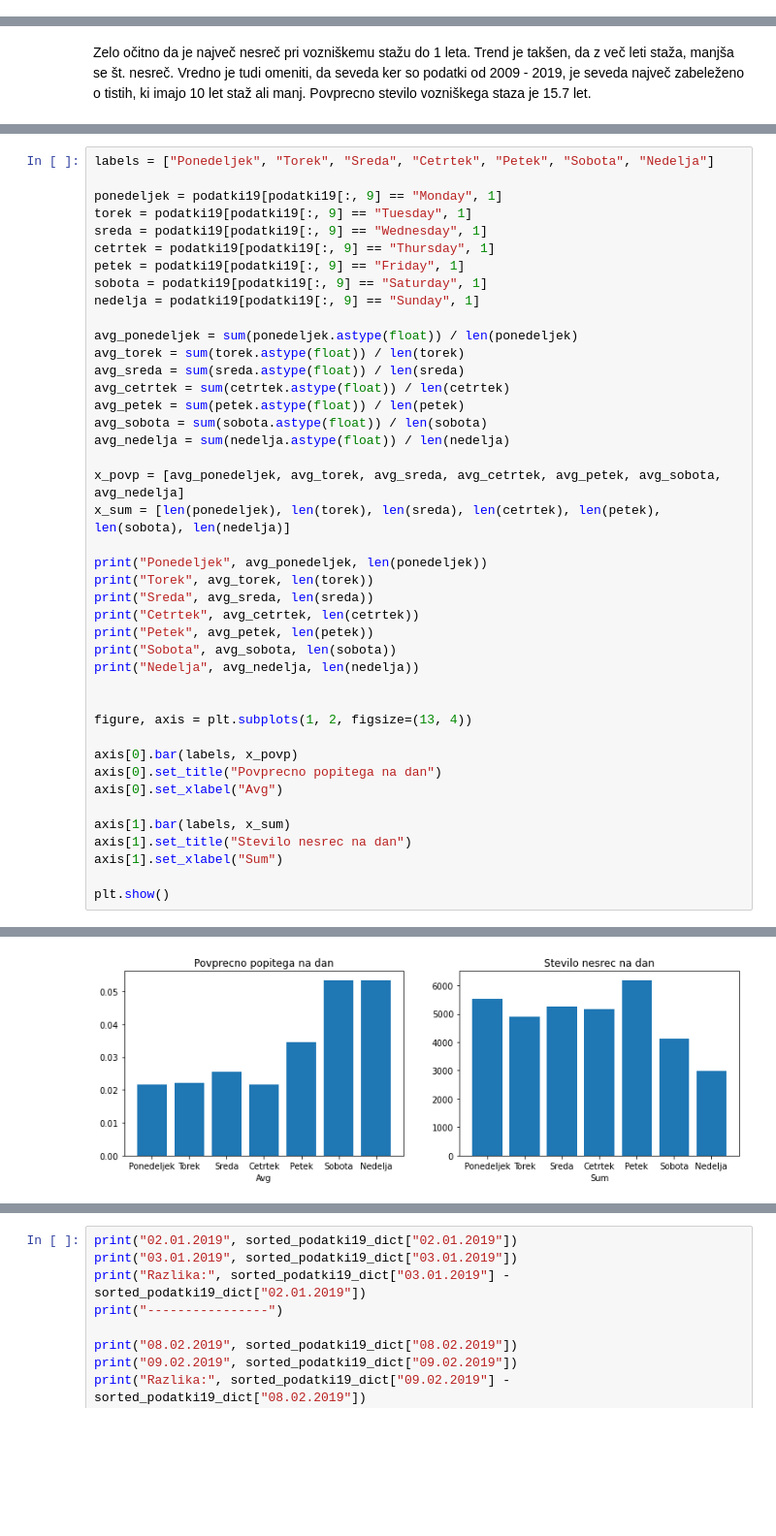
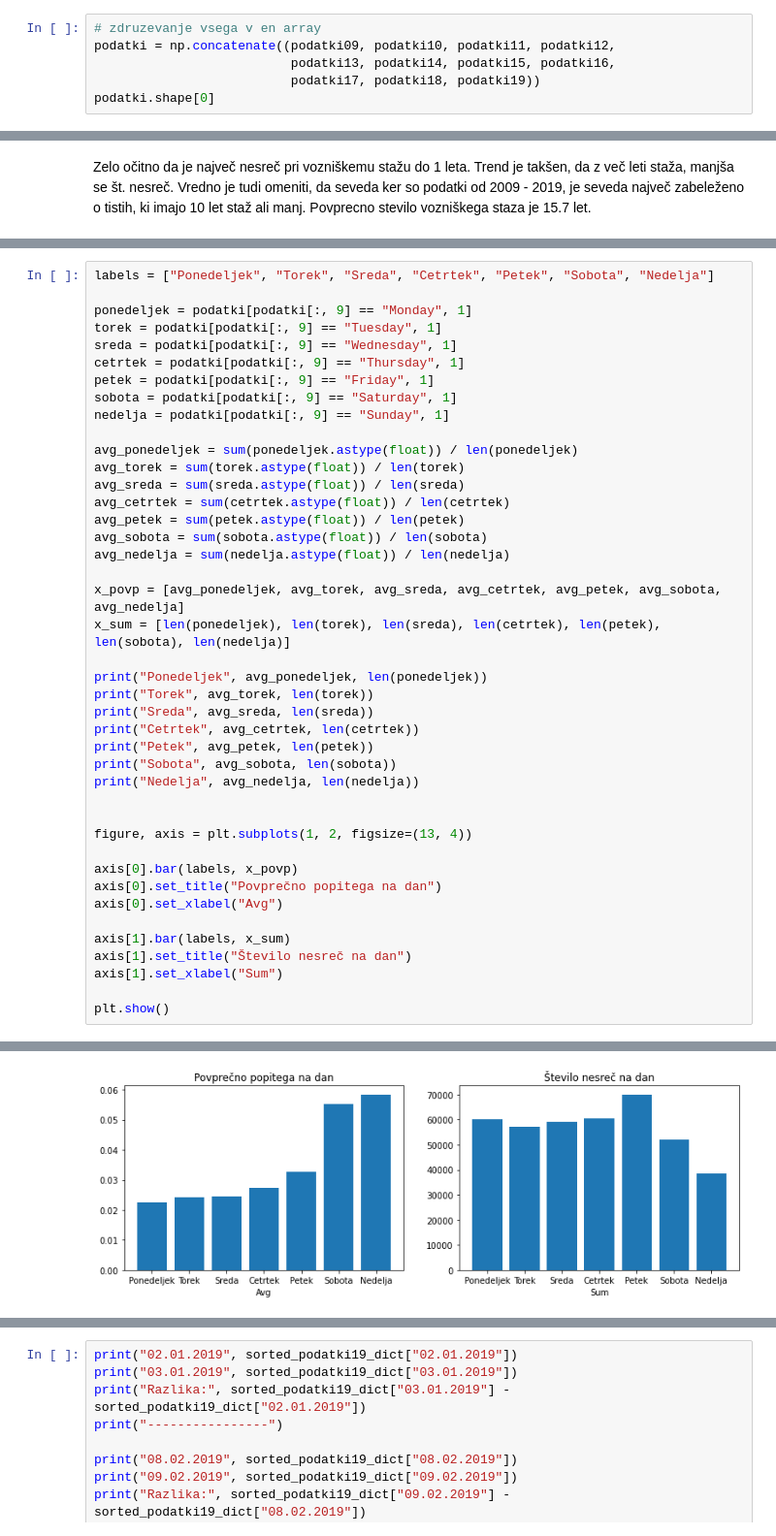
Before and after one commit to Nermin-Mujagic/PR21_JJ_NM, a Jupyter notebook: report.ipynb, the cells around one changed output, grey strips where cells are left out. Shown: that part at 97% size. Drawn from its saved outputs; the diff is of its cells as text; blank space fills up the shorter version.

```diff
--- a/report.ipynb
+++ b/report.ipynb
@@ -36,0 +67,6 @@
+# %%
+# zdruzevanje vsega v en array
+podatki = np.concatenate((podatki09, podatki10, podatki11, podatki12,
+                          podatki13, podatki14, podatki15, podatki16,
+                          podatki17, podatki18, podatki19))
+podatki.shape[0]
@@ -189,13 +292,13 @@ Priblizno 5% nesrec se zgodi ponoci. Od tega je kar 85% voznikov prekomerno vinj
 # %%
 labels = ["Ponedeljek", "Torek", "Sreda", "Cetrtek", "Petek", "Sobota", "Nedelja"]
 
-ponedeljek = podatki19[podatki19[:, 9] == "Monday", 1]
-torek = podatki19[podatki19[:, 9] == "Tuesday", 1]
-sreda = podatki19[podatki19[:, 9] == "Wednesday", 1]
-cetrtek = podatki19[podatki19[:, 9] == "Thursday", 1]
-petek = podatki19[podatki19[:, 9] == "Friday", 1]
-sobota = podatki19[podatki19[:, 9] == "Saturday", 1]
-nedelja = podatki19[podatki19[:, 9] == "Sunday", 1]
+ponedeljek = podatki[podatki[:, 9] == "Monday", 1]
+torek = podatki[podatki[:, 9] == "Tuesday", 1]
+sreda = podatki[podatki[:, 9] == "Wednesday", 1]
+cetrtek = podatki[podatki[:, 9] == "Thursday", 1]
+petek = podatki[podatki[:, 9] == "Friday", 1]
+sobota = podatki[podatki[:, 9] == "Saturday", 1]
+nedelja = podatki[podatki[:, 9] == "Sunday", 1]
 
 avg_ponedeljek = sum(ponedeljek.astype(float)) / len(ponedeljek)
 avg_torek = sum(torek.astype(float)) / len(torek)
@@ -220,11 +323,11 @@ print("Nedelja", avg_nedelja, len(nedelja))
 figure, axis = plt.subplots(1, 2, figsize=(13, 4))
 
 axis[0].bar(labels, x_povp)
-axis[0].set_title("Povprecno popitega na dan")
+axis[0].set_title("Povprečno popitega na dan")
 axis[0].set_xlabel("Avg")
 
 axis[1].bar(labels, x_sum)
-axis[1].set_title("Stevilo nesrec na dan")
+axis[1].set_title("Število nesreč na dan")
 axis[1].set_xlabel("Sum")
 
 plt.show()
@@ -239,2 +342,2 @@ Nedelja 0.05346050870147257 2988
-[figure, old version]
+[figure, new version]
 # %% [markdown]
```
Also changed, not shown: parts of 40 cells of this notebook.
